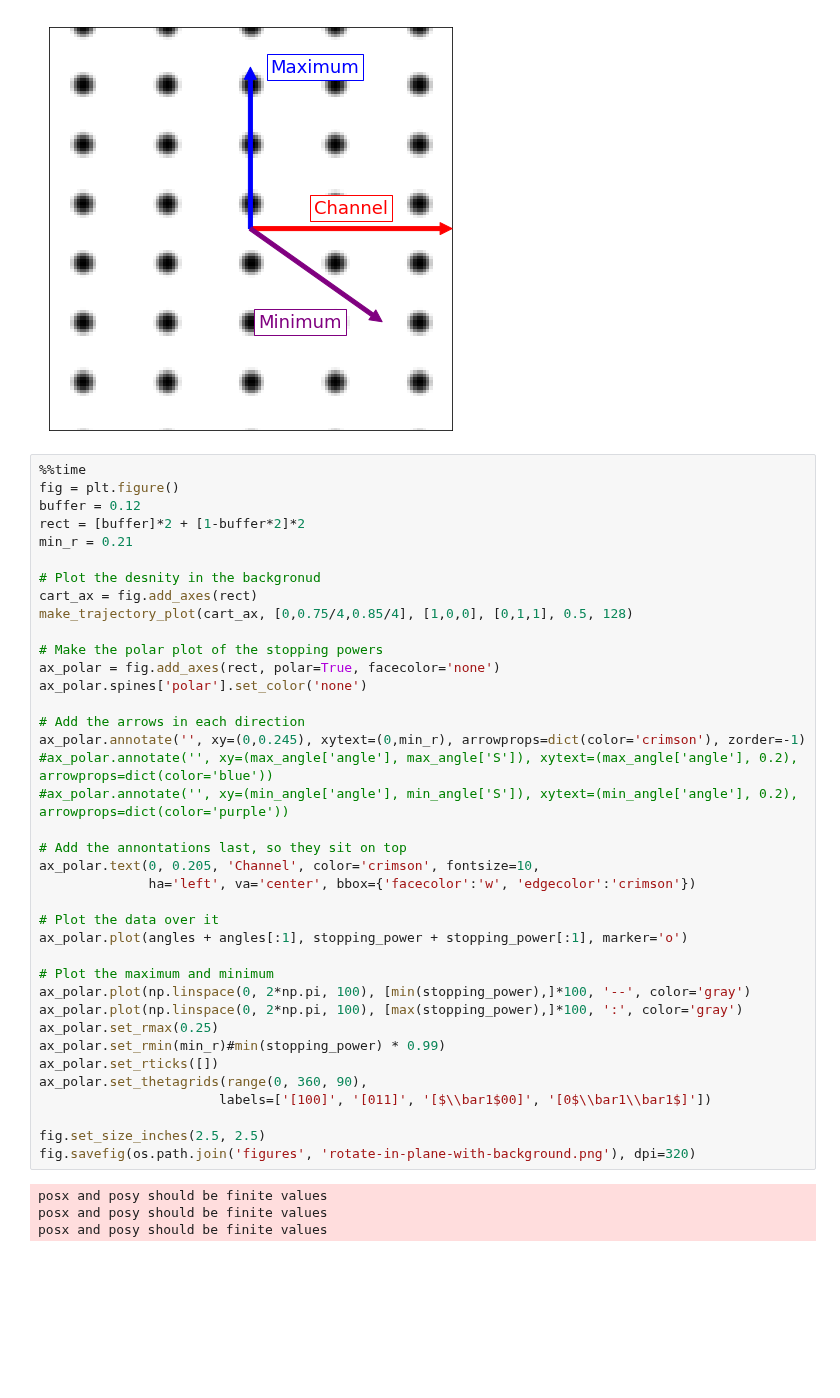
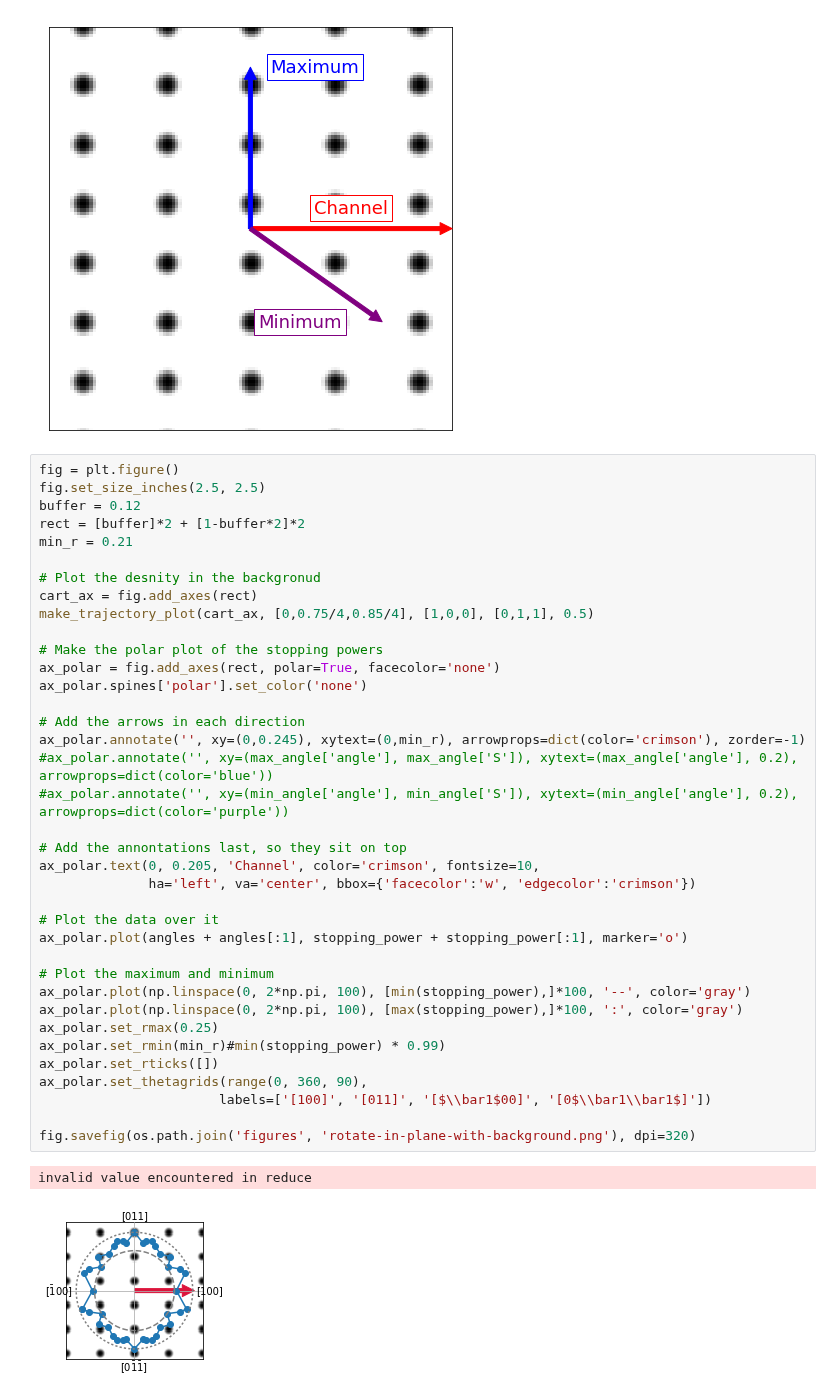
Before and after one commit to globus-labs/stopping-power-ml, a Jupyter notebook: single-velocity/3_evaluate-direction-dependence.ipynb, the cells around one changed output. Saved outputs shown, nothing was run; the diff lists cells and outputs as text; blank space fills up the shorter version.

```diff
--- a/single-velocity/3_evaluate-direction-dependence.ipynb
+++ b/single-velocity/3_evaluate-direction-dependence.ipynb
@@ -495,44 +499,42 @@ fig.savefig(os.path.join('figures', 'rotation-110-density-plot.png'), dpi=320)
 # %% [output]
 [figure]
 # %%
-%%time
 fig = plt.figure()
+fig.set_size_inches(2.5, 2.5)
 buffer = 0.12
 rect = [buffer]*2 + [1-buffer*2]*2
 min_r = 0.21
 
 # Plot the desnity in the backgronud
 cart_ax = fig.add_axes(rect)
-make_trajectory_plot(cart_ax, [0,0.75/4,0.85/4], [1,0,0], [0,1,1], 0.5, 128)
+make_trajectory_plot(cart_ax, [0,0.75/4,0.85/4], [1,0,0], [0,1,1], 0.5)
 
 # Make the polar plot of the stopping powers
 ax_polar = fig.add_axes(rect, polar=True, facecolor='none')
 ax_polar.spines['polar'].set_color('none')
 
 # Add the arrows in each direction
 ax_polar.annotate('', xy=(0,0.245), xytext=(0,min_r), arrowprops=dict(color='crimson'), zorder=-1)
 #ax_polar.annotate('', xy=(max_angle['angle'], max_angle['S']), xytext=(max_angle['angle'], 0.2), arrowprops=dict(color='blue'))
 #ax_polar.annotate('', xy=(min_angle['angle'], min_angle['S']), xytext=(min_angle['angle'], 0.2), arrowprops=dict(color='purple'))
 
 # Add the annontations last, so they sit on top
 ax_polar.text(0, 0.205, 'Channel', color='crimson', fontsize=10,
               ha='left', va='center', bbox={'facecolor':'w', 'edgecolor':'crimson'})
 
 # Plot the data over it
 ax_polar.plot(angles + angles[:1], stopping_power + stopping_power[:1], marker='o')
 
 # Plot the maximum and minimum
 ax_polar.plot(np.linspace(0, 2*np.pi, 100), [min(stopping_power),]*100, '--', color='gray')
 ax_polar.plot(np.linspace(0, 2*np.pi, 100), [max(stopping_power),]*100, ':', color='gray')
 ax_polar.set_rmax(0.25)
 ax_polar.set_rmin(min_r)#min(stopping_power) * 0.99)
 ax_polar.set_rticks([])
 ax_polar.set_thetagrids(range(0, 360, 90),
                        labels=['[100]', '[011]', '[$\\bar1$00]', '[0$\\bar1\\bar1$]'])
 
-fig.set_size_inches(2.5, 2.5)
 fig.savefig(os.path.join('figures', 'rotate-in-plane-with-background.png'), dpi=320)
 # %% [output]
-posx and posy should be finite values
-posx and posy should be finite values
-posx and posy should be finite values
+invalid value encountered in reduce
+[figure, added]
```
Also changed, not shown: parts of 20 cells of this notebook, 4 other files.
